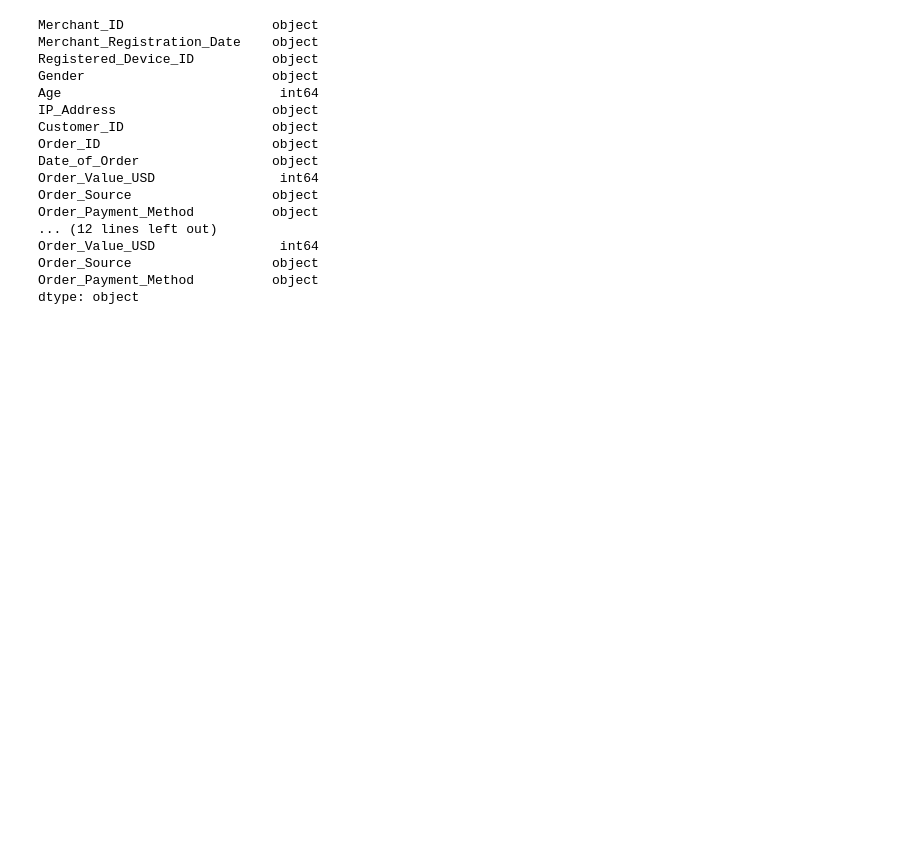
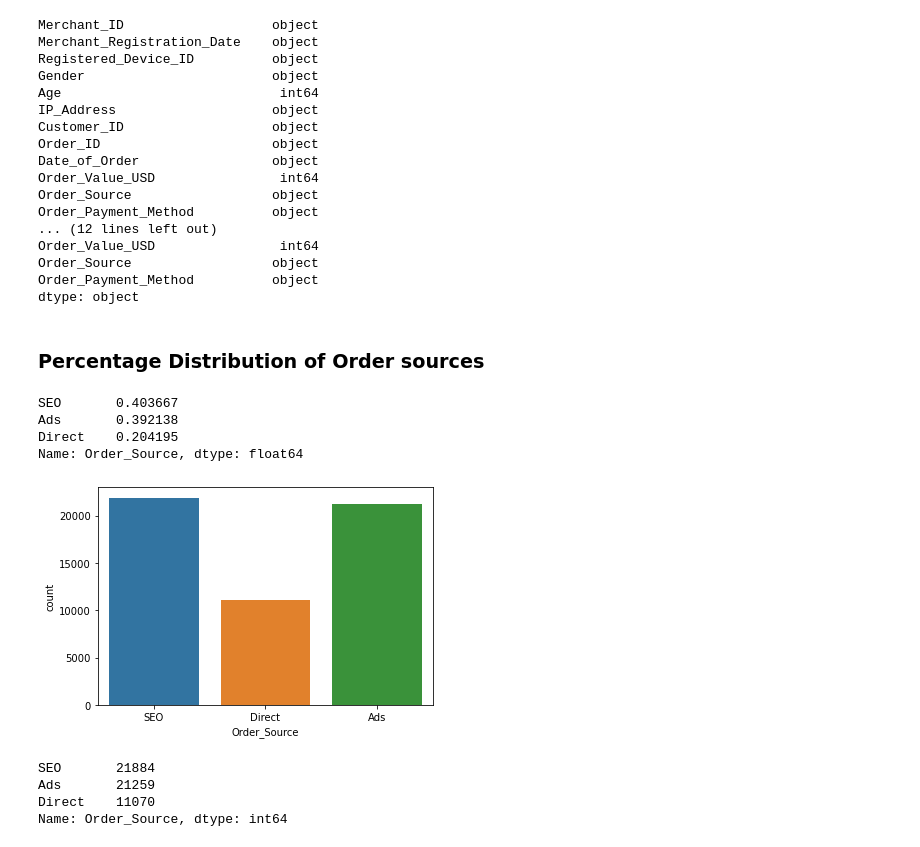
Before and after one commit to MANISH-KUMAR-CODES/Analysis-on-Fraud-Detection-In-Ecommerce-company, a Jupyter notebook: Predict_if_Merchant_is_Fraudster.ipynb, the cells around one changed output. Saved outputs shown, nothing was run; the diff lists cells and outputs as text; code cells hidden in the pictures; blank space fills up the shorter version.

```diff
--- a/Predict_if_Merchant_is_Fraudster.ipynb
+++ b/Predict_if_Merchant_is_Fraudster.ipynb
@@ -109,9 +109,9 @@ import warnings
 warnings.filterwarnings('ignore')
 # %%
 #Train Data Reading
-merchant_train_data = pd.read_csv("/content/drive/MyDrive/merchant data/train_merchant_data-1561627820784.csv", sep = ",", header = 0)
-order_train_data = pd.read_csv("/content/drive/MyDrive/merchant data/train_order_data-1561627847149.csv", sep = ",", header = 0)
-train_data = pd.read_csv("/content/drive/MyDrive/merchant data/train-1561627878332.csv", sep = ",", header = 0)
+merchant_train_data = pd.read_csv("train_merchant_data-1561627820784.csv", sep = ",", header = 0)
+order_train_data = pd.read_csv("train_order_data-1561627847149.csv", sep = ",", header = 0)
+train_data = pd.read_csv("train-1561627878332.csv", sep = ",", header = 0)
 print(merchant_train_data.shape)
 print(order_train_data.shape)
 print(train_data.shape)
@@ -327,3 +327,22 @@ Order_Value_USD                int64
 Order_Source                  object
 Order_Payment_Method          object
 dtype: object
+# %% [markdown]
+### Percentage Distribution of Order sources
+# %%
+train_df['Order_Source'].value_counts(normalize = True)
+# %% [output]
+SEO       0.403667
+Ads       0.392138
+Direct    0.204195
+Name: Order_Source, dtype: float64
+# %%
+sns.countplot(x='Order_Source', data=train_df)
+plt.show()
+train_df.Order_Source.value_counts()
+# %% [output]
+[figure, added]
+SEO       21884
+Ads       21259
+Direct    11070
+Name: Order_Source, dtype: int64
```
Also changed, not shown: parts of 10 cells of this notebook.
